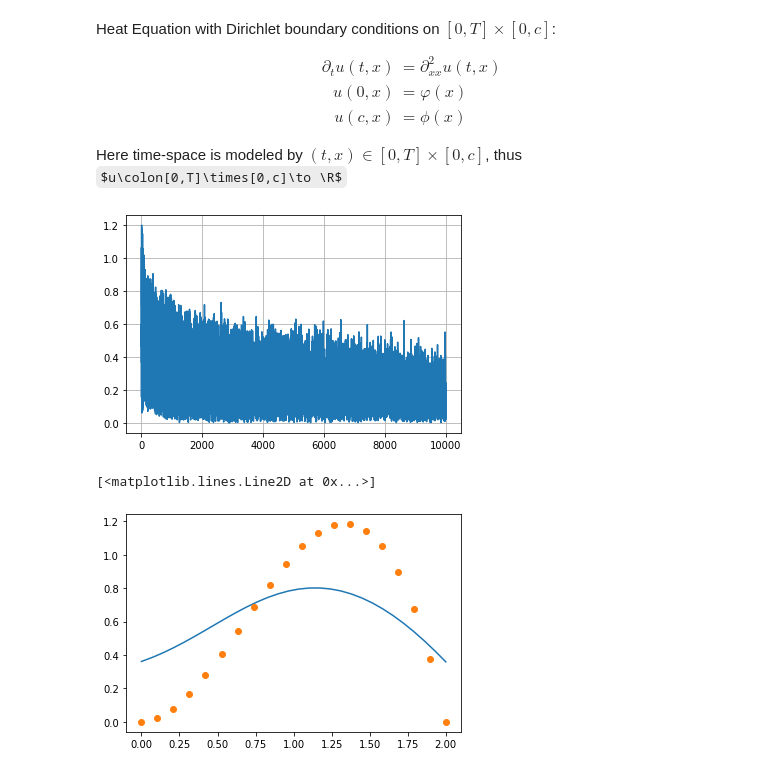
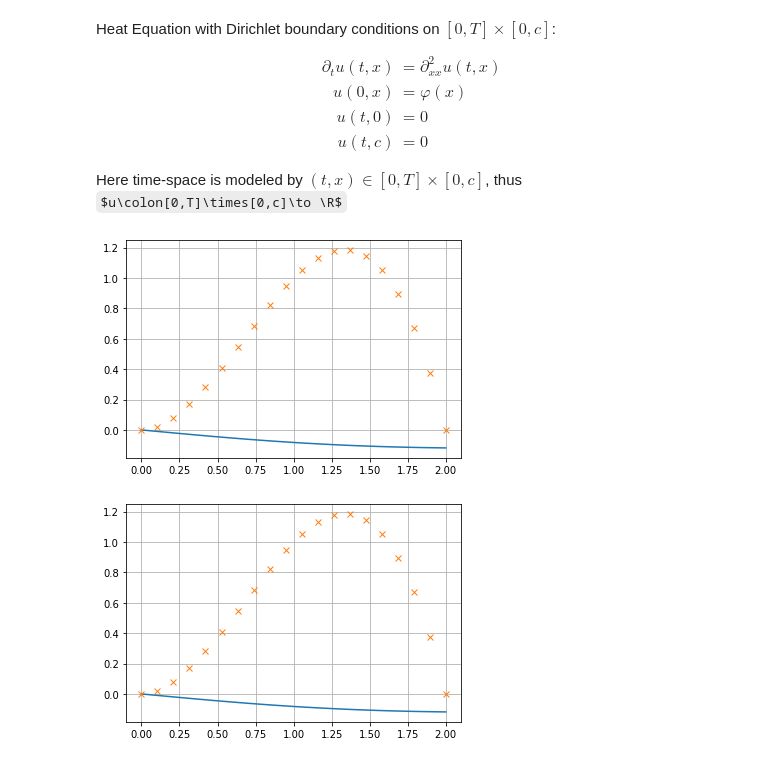
Before and after one commit to jignaciocastro8/PINNs, a Jupyter notebook: heat1D_DirichletNB.ipynb, the cells around one changed output. Saved outputs shown, nothing was run; the diff lists cells and outputs as text; code cells hidden in the pictures; some formulas as TeX source.

```diff
--- a/heat1D_DirichletNB.ipynb
+++ b/heat1D_DirichletNB.ipynb
@@ -15,7 +13,8 @@ Heat Equation with Dirichlet boundary conditions on $[0,T]\times[0,c]$:
 \begin{align}
 \partial_t u(t,x) &= \partial^2_{xx}u(t,x) \\
 u(0,x) &= \varphi(x)\\
-u(c,x) &= \phi(x)
+u(t,0) &= 0\\
+u(t,c) &= 0
 \end{align}
 
 Here time-space is modeled by $(t,x)\in[0,T]\times[0,c]$, thus $u\colon[0,T]\times[0,c]\to \R$
@@ -169,12 +175,14 @@ class HeatModel(tf.Module):
         return loss
 # %%
 # Create model with input dimension 2 (t,x) and output dimension 1.
-d=20
-model = HeatModel([2,d,d,d,d,d,d,1])
-loss = model.train(10000, 1000)
-
-values = list(map(lambda v: v[0][0].numpy(), loss))
-plt.plot(values)
+d=32
+model = HeatModel(layers_size=[2,d,d,d,d,d,d,1], num_iter=5000, num_data=1000)
+# plot model for t=0
+x = np.linspace(0,2,30)
+y = [model.evaluate([[0],[v]])[0][0].numpy() for v in x]
+plt.plot(x,y)
+x = np.linspace(0,2,20)
+plt.plot(x, x**2*(2-x), 'x')
 plt.grid()
 # %% [output]
-[figure, old version]
+[figure, new version]
@@ -183,7 +193,7 @@ x = np.linspace(0,2,30)
 y = [model.evaluate([[0],[v]])[0][0].numpy() for v in x]
 plt.plot(x,y)
 x = np.linspace(0,2,20)
-plt.plot(x, x**2*(2-x), 'o')
+plt.plot(x, x**2*(2-x), 'x')
+plt.grid()
 # %% [output]
-[<matplotlib.lines.Line2D at 0x...>]
-[figure, old version]
+[figure, new version]
```
Also changed, not shown: parts of 5 cells of this notebook, 2 other files.
